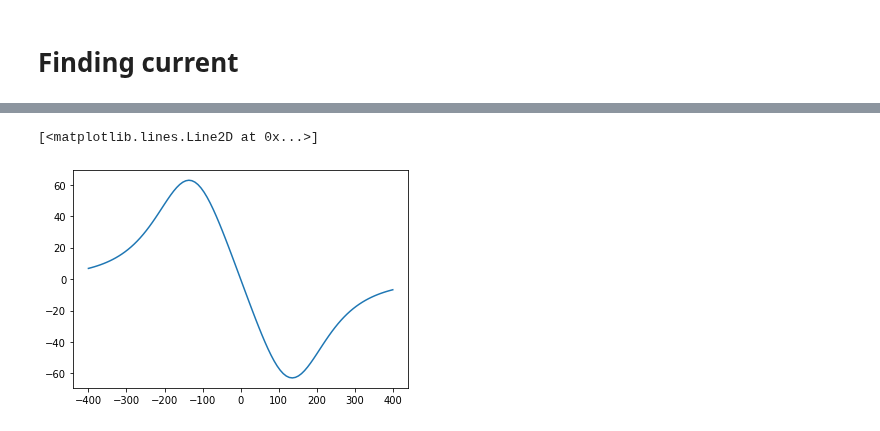
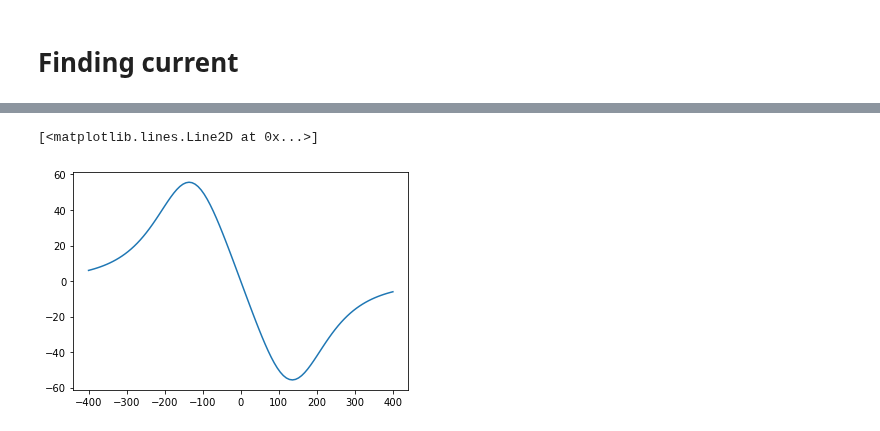
Before and after one commit to DongkyuLim/MgF-simulation, a Jupyter notebook: Current and coil.ipynb, the cells around one changed output, grey strips where cells are left out. Cells and saved outputs as stored; diff of their text form; code cells hidden in the pictures.

```diff
--- a/Current and coil.ipynb
+++ b/Current and coil.ipynb
@@ -192,3 +167,0 @@ ValueError: There are 31 points and 101 values in dimension 2
-# %%
-def B_func(R:np.array):
-    return np.concatenate((Bx(R[0],R[1]),By(R[0],R[1]),np.zeros(1,)),axis=0)
@@ -199,12 +167,0 @@ array([-4.61039594e+00, -2.01706807e-15,  0.00000000e+00])
-# %%
-def Bx_approx(x):
-    return B_func(np.array([x,0.,0.]))[0]
-
-Bx_approx_v = np.vectorize(Bx_approx)
-
-fig, ax = plt.subplots(1,1)
-
-ax.plot(xs*x0*1000,Bx_approx_v(xs))
-# %% [output]
-[<matplotlib.lines.Line2D at 0x...>]
-[figure, removed]
@@ -212,0 +168,29 @@ np.save("B_38_interpolate",B)
+# %%
+from scipy.interpolate import RegularGridInterpolator
+
+xs = np.linspace(-0.4,0.4,101)/x0
+ys = np.linspace(-0.4,0.4,101)/x0
+zs = np.linspace(-0.14,0.14,101)/x0
+
+X,Y,Z = np.meshgrid(xs,ys,zs,sparse=1,indexing="ij")
+B = np.load("D:/migration/B_3D_interp_33.996.npy")
+
+Bx = RegularGridInterpolator((xs,ys,zs),B[0])
+By = RegularGridInterpolator((xs,ys,zs),B[1])
+Bz = RegularGridInterpolator((xs,ys,zs),B[2])
+
+def B_func(R:np.array):
+    if abs(R[2])>0.2/x0 or abs(R[1])>0.4/x0 or abs(R[0])>0.4/x0:
+        return np.zeros(3,)
+    return np.array([Bx(R),By(R),Bz(R)]).reshape(-1)
+def Bx_approx(x):
+    return B_func(np.array([x,0.,0.]))[0]
+
+Bx_approx_v = np.vectorize(Bx_approx)
+
+fig, ax = plt.subplots(1,1)
+
+ax.plot(xs*x0*1000,Bx_approx_v(xs))
+# %% [output]
+[<matplotlib.lines.Line2D at 0x...>]
+[figure, added]
```
Also changed, not shown: parts of 12 cells of this notebook.
